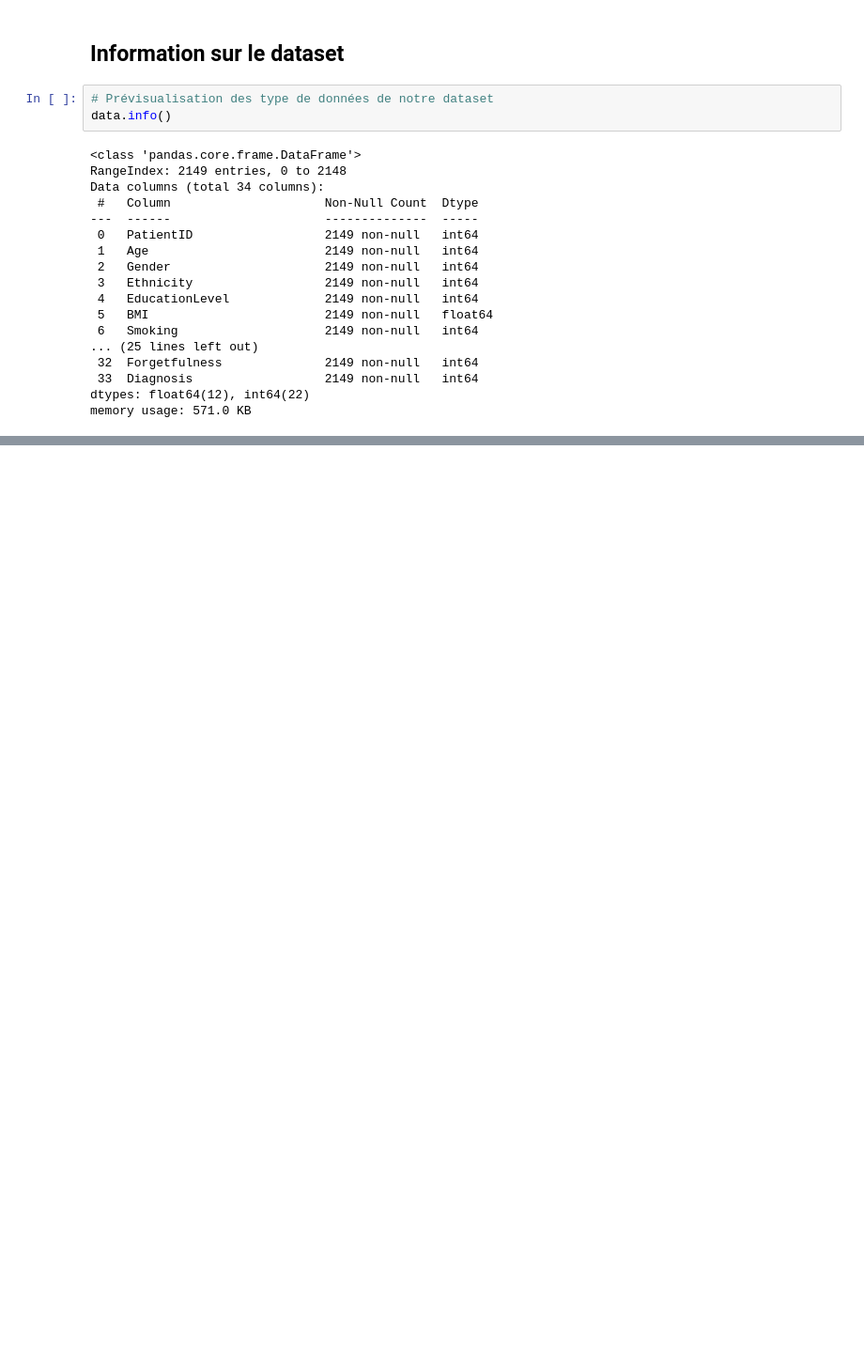
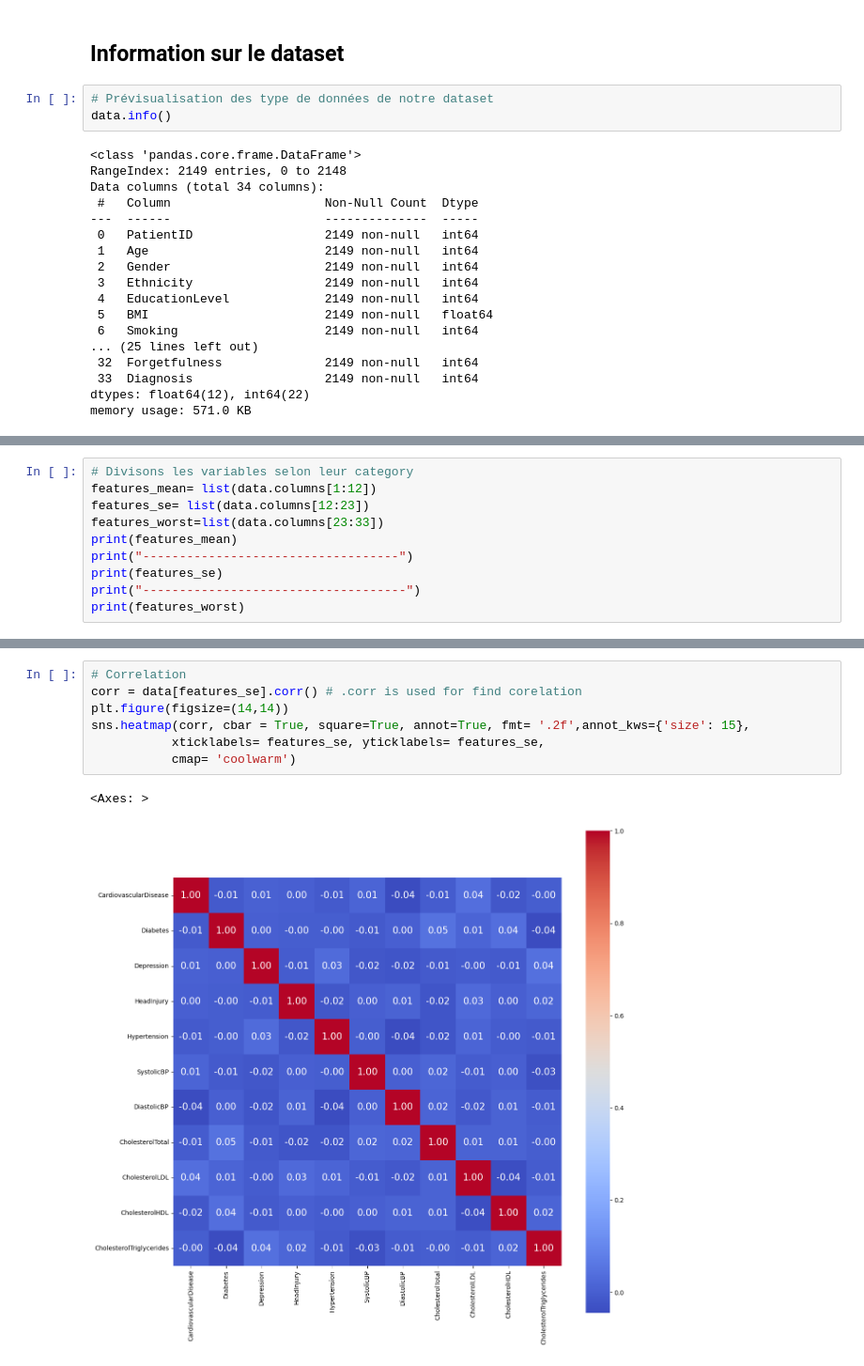
Before and after one commit to bradlab/autoencoder, a Jupyter notebook: autoencoder.ipynb, the cells around one changed output, grey strips where cells are left out. Shown: that part at 94% size. Saved outputs shown, nothing was run; the diff lists cells and outputs as text; blank space fills up the shorter version.

```diff
--- a/autoencoder.ipynb
+++ b/autoencoder.ipynb
@@ -204,0 +260,10 @@ Voici la liste des attributs sélectionnées, regroupées par catégories pour u
+# %%
+# Divisons les variables selon leur category
+features_mean= list(data.columns[1:12])
+features_se= list(data.columns[12:23])
+features_worst=list(data.columns[23:33])
+print(features_mean)
+print("-----------------------------------")
+print(features_se)
+print("------------------------------------")
+print(features_worst)
@@ -204,0 +311,10 @@ Voici la liste des attributs sélectionnées, regroupées par catégories pour u
+# %%
+# Correlation
+corr = data[features_se].corr() # .corr is used for find corelation
+plt.figure(figsize=(14,14))
+sns.heatmap(corr, cbar = True, square=True, annot=True, fmt= '.2f',annot_kws={'size': 15},
+           xticklabels= features_se, yticklabels= features_se,
+           cmap= 'coolwarm')
+# %% [output]
+<Axes: >
+[figure, added]
```
Also changed, not shown: parts of 23 cells of this notebook.
